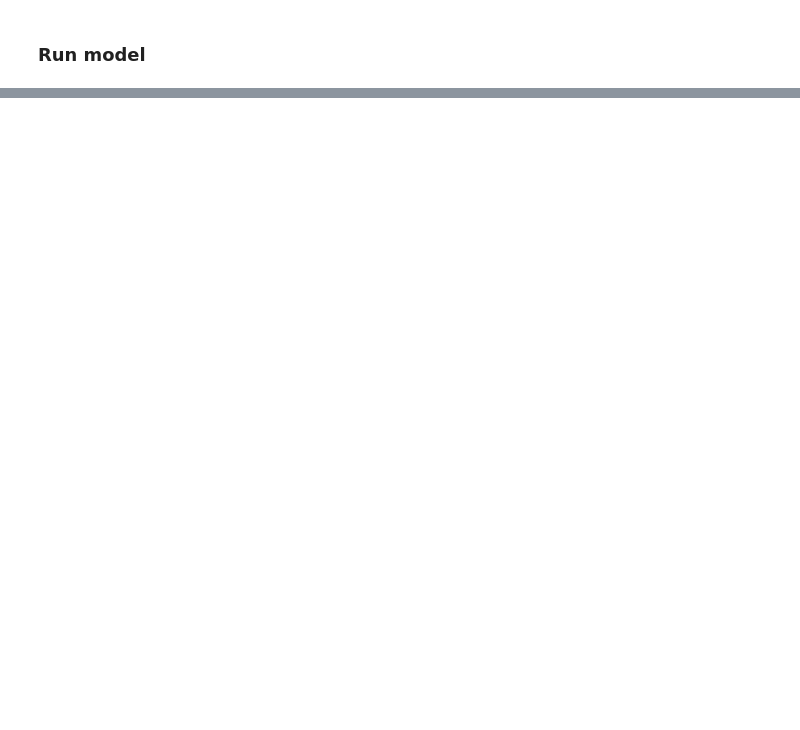
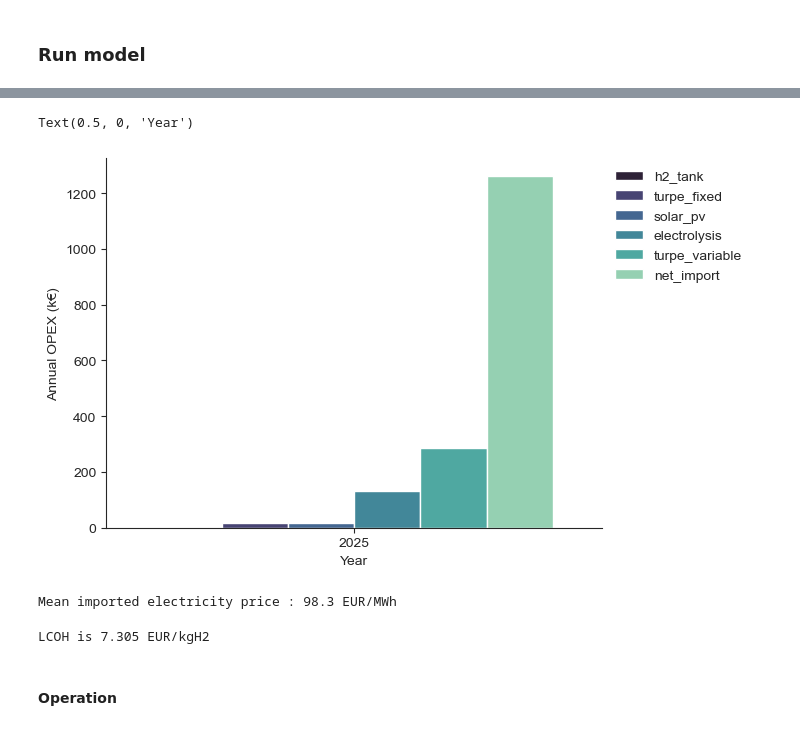
Before and after one commit to affonsop/cannes-lerins-h2, a Jupyter notebook: Cannes_Lerins_H2_Case_study.ipynb, the cells around one changed output, grey strips where cells are left out. Saved outputs shown, nothing was run; the diff lists cells and outputs as text; code cells hidden in the pictures; blank space fills up the shorter version.

Commit message:
Added cases 2 and 3

```diff
--- a/Cannes_Lerins_H2_Case_study.ipynb
+++ b/Cannes_Lerins_H2_Case_study.ipynb
@@ -193,6 +197,6 @@ def import_renewable_ninja_csv(filePath, hours_step, conversion_tech):
     df_pv = df_pv.groupby('hour').mean()
     return df_pv
 
-df_pv = import_renewable_ninja_csv('./data/ninja_pv_la_roubine_2019_tilt_35deg_az_160deg.csv', hours_step, 'solar_pv')
+df_pv = import_renewable_ninja_csv('./Cannes Lerins H2/data/raw_data/ninja_pv_la_roubine_2019_tilt_35deg_az_160deg.csv', hours_step, 'solar_pv')
 pv_availability = pl.DataFrame({'availability': pl.from_pandas(df_pv), 'hour': pl.Series(hours)})
 pv_availability = pl.concat([pv_availability.with_columns(year_op=pl.lit(year_op).cast(pl.Int64)) for year_op in year_op])
@@ -272,8 +278,8 @@ with energy_model.context():
 Hydrogen storage is provided by H2 tank
 # %%
 storage_common_params = {
-    "factor_in": {"hydrogen": -1.0, 'electricity': 2. / 33.},
-    "factor_out": {"hydrogen": 0.8, 'electricity': 0.},
+    "factor_in": {"hydrogen": -1.0, 'electricity': -2. / 33.},
+    "factor_out": {"hydrogen": 1.0, 'electricity': 0.},
     "factor_keep": {"hydrogen": 0., 'electricity': 0.},
     "life_span": 20.,
     "energy_capacity_investment_min": 0.001,
@@ -283,7 +289,7 @@ storage_common_params = {
     'invest_cost_power': 12600,
     'fixed_cost_energy': 0.,
     'fixed_cost_power': 0.,
-    'finance_rate': 0.06,
+    'finance_rate': finance_rate,
     'dissipation': 0.,
 }
 
@@ -1090,0 +712,50 @@ print('H2 transport cost: {:.2f} EUR/kgH2'.format(total_costs / total_power / LH
+# %%
+opex = case_2.get_results('operation', 'costs').with_columns(
+    name=pl.col("name").fill_null('net_import')).group_by(['year_op', 'name']).agg(pl.col('value').sum()).to_pandas()
+opex.loc[opex['name'] == 'net_import', 'value' ] /= len(case_2.resources)
+opex = pl.DataFrame(opex)
+opex = case_2.get_results('operation','variable_costs').with_columns(name=pl.Series(['turpe_variable'])).drop('area').update(opex, on=['year_op','name'], how='full')
+opex = case_2.get_results('operation','fixed_costs').with_columns(name=pl.Series(['turpe_fixed'])).drop('area').update(opex, on=['year_op','name'], how='full')
+
+opex.pivot(on=['name'], values='value').with_columns(pl.selectors.all().round(0))
+opex.with_columns
+opex = opex.sort(by=['year_op', 'value']).with_columns(value=pl.col('value') * 1.e-3)
+ax = sns.barplot(data=opex, x='year_op', y='value', hue='name', palette="mako")
+sns.despine()
+ax.legend(bbox_to_anchor=(1, 1), frameon=False)
+ax.set_ylabel('Annual OPEX (k€)')
+ax.set_xlabel('Year')
+# %% [output]
+Text(0.5, 0, 'Year')
+[figure, added]
+# %%
+sol2 = case_2.linopy_model.solution
+electricity_cost = sol2['operation_net_import_costs'].loc[{'area': 'Cannes', 'resource':'electricity'}] + (sol2['operation_turpe_fixed_costs'] + sol2['operation_turpe_variable_costs']).loc[{'area': 'Cannes'}]
+electricity_imports = sol2['operation_net_import_import'].loc[{'area': 'Cannes', 'resource':'electricity'}].sum('hour')
+mean_electricity_price = electricity_cost/electricity_imports
+print("Mean imported electricity price : {:.1f} EUR/MWh".format(mean_electricity_price.values[0]))
+# %% [output]
+Mean imported electricity price : 98.3 EUR/MWh
+# %%
+totex = (opex
+         .join(capex, on=['year_op','name'],
+               how='left').group_by('year_op').sum()
+         .with_columns(totex=pl.col('value') + pl.col('value_right')))
+
+totex = totex.rename({'value':'opex', 'value_right': 'capex'})
+
+lcoh = economics.discount_rate.with_columns(h2_annual_prod = h2_demand_tons_per_day * 365)
+lcoh.with_columns(discounted_annual_prod = pl.col('h2_annual_prod') * (1 - pl.col('discount_rate')) ** (pl.col('year_op') - 2025))
+
+lcoh = lcoh.join(totex, on='year_op')
+for value in ['h2_annual_prod','capex','opex','totex']:
+  lcoh = lcoh.with_columns((pl.col(value) * (1 - pl.col('discount_rate')) ** (pl.col('year_op') - 2025)).alias('discounted_'+value))
+
+lcoh = lcoh.select('discounted_totex').sum() / lcoh.select('discounted_h2_annual_prod').sum()
+
+
+print(f'LCOH is {lcoh.item(0,0):.3f} EUR/kgH2')
+# %% [output]
+LCOH is 7.305 EUR/kgH2
+# %% [markdown]
+#### Operation
```
Also changed, not shown: parts of 105 cells of this notebook, 8 other files.
